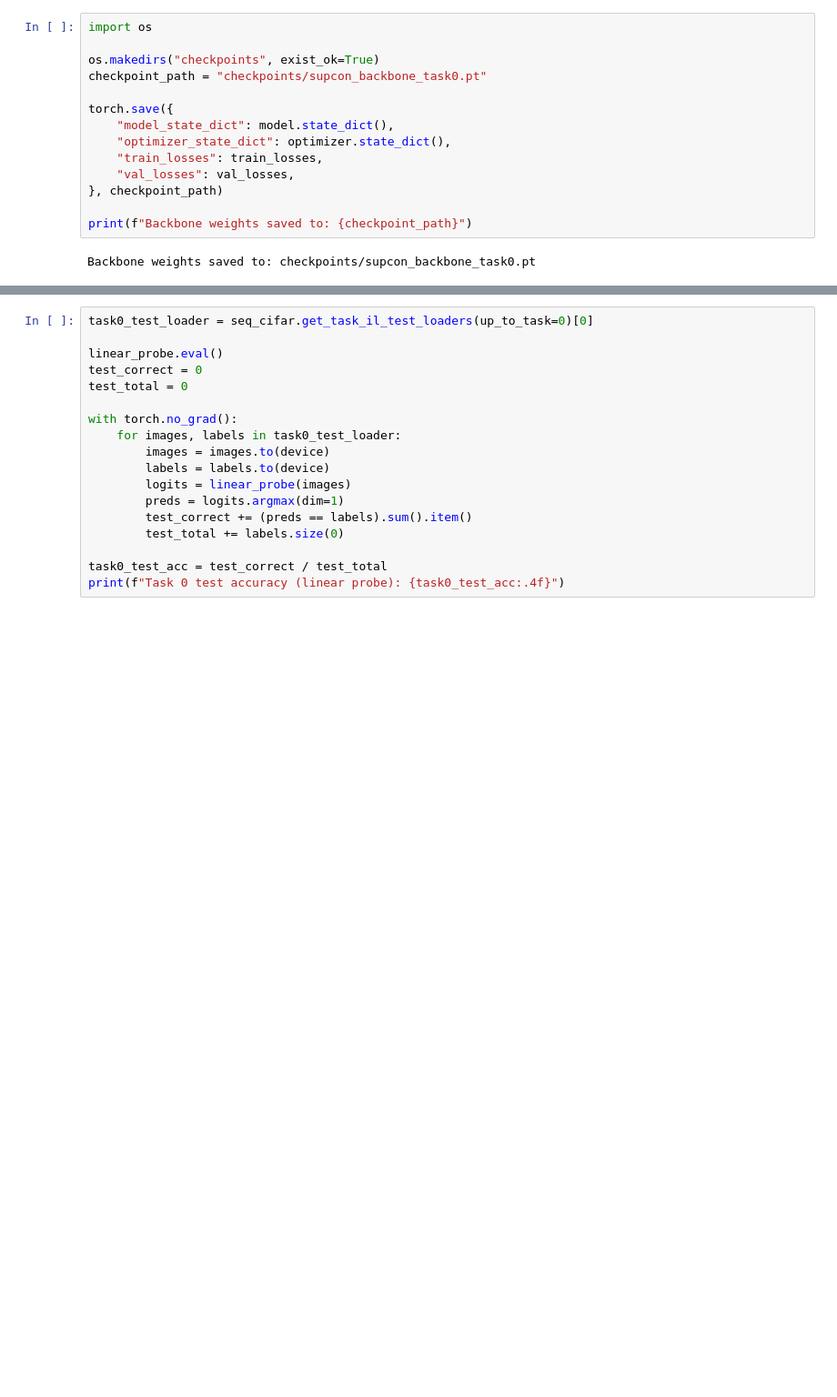
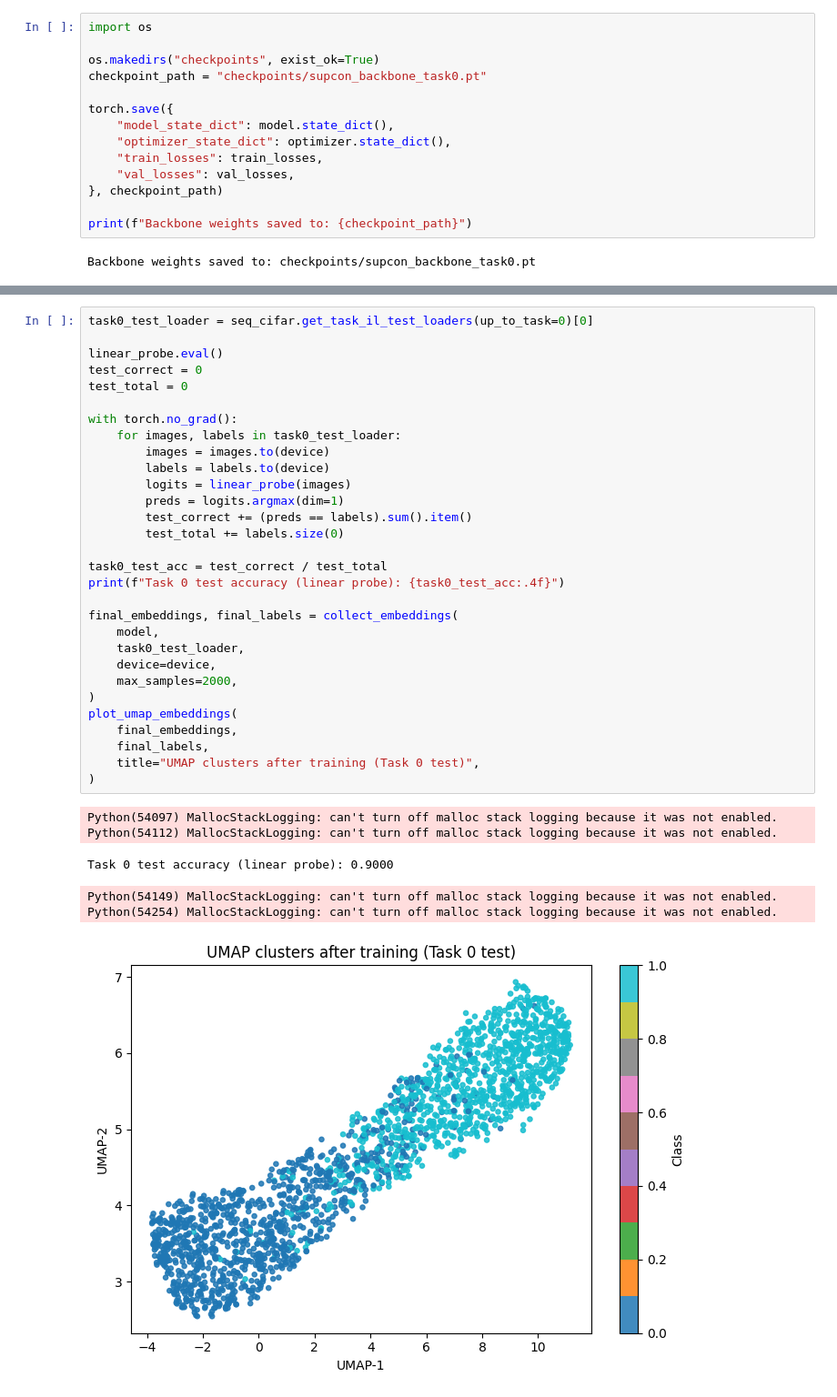
Before and after one commit to AlexBodner/vision-avanzada-continual-learning, a Jupyter notebook: supervised_contrastative_learning_42.ipynb, the cells around one changed output, grey strips where cells are left out. Shown at 91% size. Cells and saved outputs as stored; diff of their text form; blank space fills up the shorter version.

```diff
--- a/supervised_contrastative_learning_42.ipynb
+++ b/supervised_contrastative_learning_42.ipynb
@@ -274,18 +373,37 @@ Validation accuracy at best epoch: 0.8780
-# %%
-task0_test_loader = seq_cifar.get_task_il_test_loaders(up_to_task=0)[0]
-
-linear_probe.eval()
-test_correct = 0
-test_total = 0
-
-with torch.no_grad():
-    for images, labels in task0_test_loader:
-        images = images.to(device)
-        labels = labels.to(device)
-        logits = linear_probe(images)
-        preds = logits.argmax(dim=1)
-        test_correct += (preds == labels).sum().item()
-        test_total += labels.size(0)
-
-task0_test_acc = test_correct / test_total
-print(f"Task 0 test accuracy (linear probe): {task0_test_acc:.4f}")
+# %%
+task0_test_loader = seq_cifar.get_task_il_test_loaders(up_to_task=0)[0]
+
+linear_probe.eval()
+test_correct = 0
+test_total = 0
+
+with torch.no_grad():
+    for images, labels in task0_test_loader:
+        images = images.to(device)
+        labels = labels.to(device)
+        logits = linear_probe(images)
+        preds = logits.argmax(dim=1)
+        test_correct += (preds == labels).sum().item()
+        test_total += labels.size(0)
+
+task0_test_acc = test_correct / test_total
+print(f"Task 0 test accuracy (linear probe): {task0_test_acc:.4f}")
+
+final_embeddings, final_labels = collect_embeddings(
+    model,
+    task0_test_loader,
+    device=device,
+    max_samples=2000,
+)
+plot_umap_embeddings(
+    final_embeddings,
+    final_labels,
+    title="UMAP clusters after training (Task 0 test)",
+)
+# %% [output]
+Python(54097) MallocStackLogging: can't turn off malloc stack logging because it was not enabled.
+Python(54112) MallocStackLogging: can't turn off malloc stack logging because it was not enabled.
+Task 0 test accuracy (linear probe): 0.9000
+Python(54149) MallocStackLogging: can't turn off malloc stack logging because it was not enabled.
+Python(54254) MallocStackLogging: can't turn off malloc stack logging because it was not enabled.
+[figure, added]
```
Also changed, not shown: parts of 9 cells of this notebook, 9 other files.
